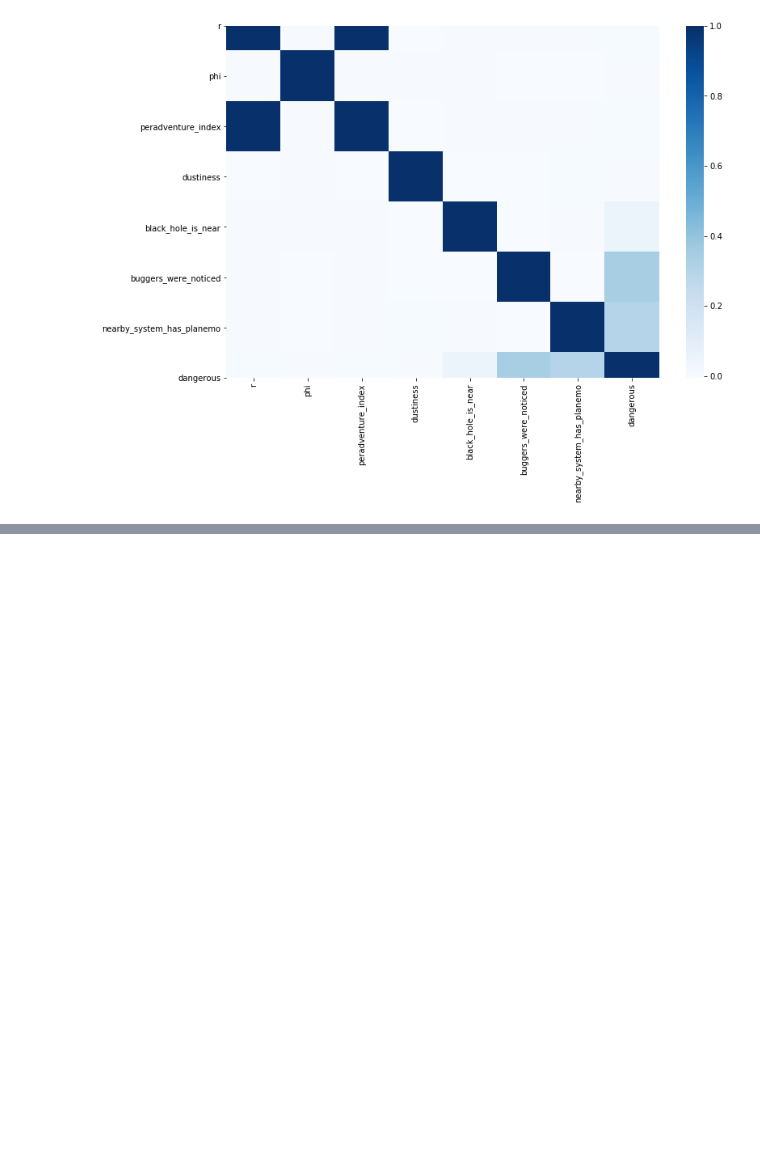
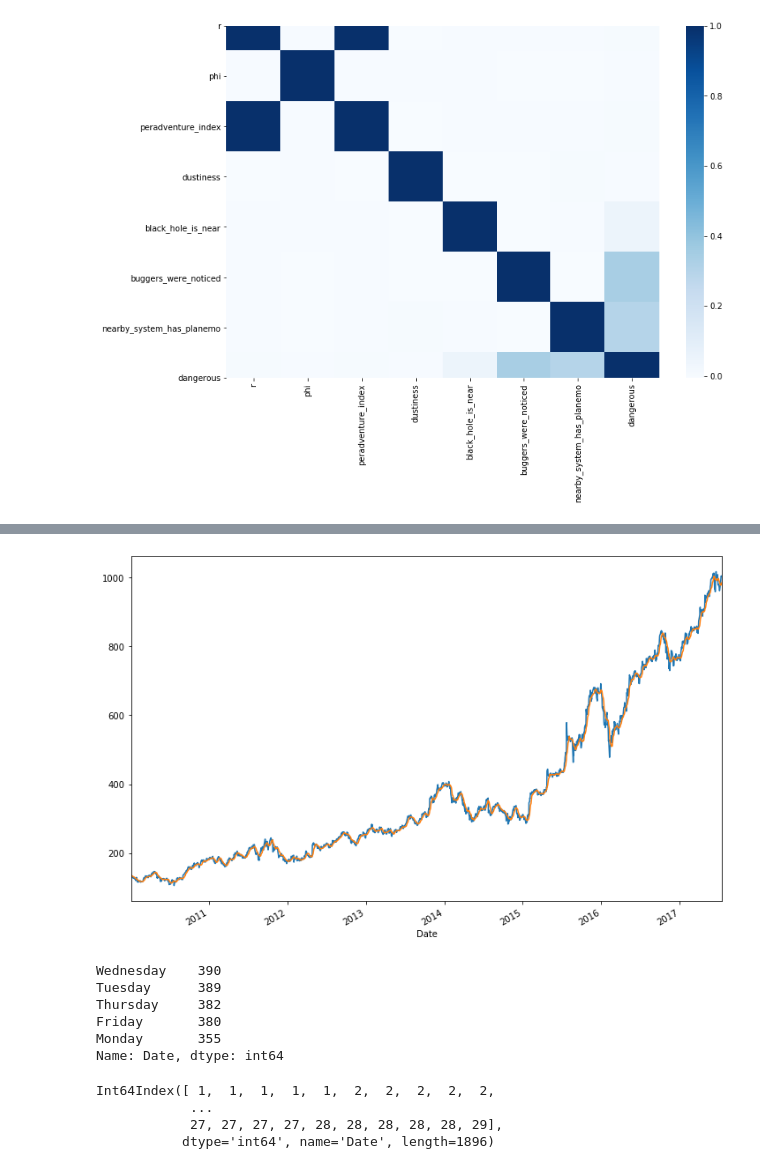
Before and after one commit to Leoberium/ML, a Jupyter notebook: Stepik: Data Science Introduction/Part3.ipynb, the cells around one changed output, grey strips where cells are left out. Cells and saved outputs as stored; diff of their text form; code cells hidden in the pictures; blank space fills up the shorter version.

```diff
--- a/Stepik: Data Science Introduction/Part3.ipynb
+++ b/Stepik: Data Science Introduction/Part3.ipynb
@@ -369,0 +738,23 @@ plt.show()
+# %%
+ns = stock['Open'].rolling(10, min_periods=1).mean()
+stock['Open'].plot(figsize=(12, 8))
+ns.plot(figsize=(12, 8))
+plt.show()
+# %% [output]
+[figure, added]
+# %%
+stock.index.weekday_name.value_counts()
+# %% [output]
+Wednesday    390
+Tuesday      389
+Thursday     382
+Friday       380
+Monday       355
+Name: Date, dtype: int64
+# %%
+stock.index.weekofyear
+# %% [output]
+Int64Index([ 1,  1,  1,  1,  1,  2,  2,  2,  2,  2,
+            ...
+            27, 27, 27, 27, 28, 28, 28, 28, 28, 29],
+           dtype='int64', name='Date', length=1896)
```
Also changed, not shown: parts of 39 cells of this notebook.
